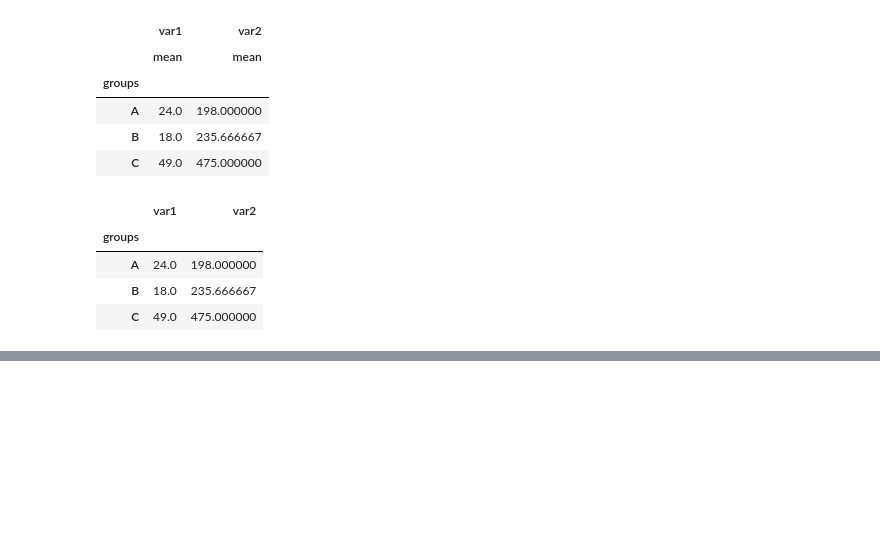
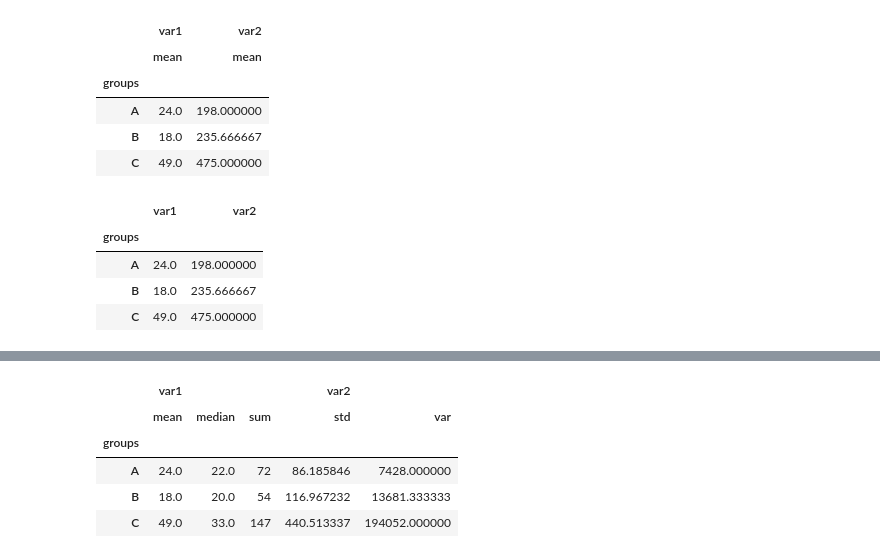
Before and after one commit to MevlutYildiz77/Numpy, a Jupyter notebook: numpy_in_class.ipynb, the cells around one changed output, grey strips where cells are left out. Saved outputs shown, nothing was run; the diff lists cells and outputs as text; code cells hidden in the pictures; blank space fills up the shorter version.

```diff
--- a/numpy_in_class.ipynb
+++ b/numpy_in_class.ipynb
@@ -1280,0 +1317,11 @@ df6.groupby("groups").agg(np.mean)
+# %%
+df6.groupby("groups").agg({"var1":("mean","median","sum"),
+                              "var2": ("std","var")
+                          })
+# %% [output]
+|  | var1 |  |  | var2 |  |
+|  | mean | median | sum | std | var |
+| groups |  |  |  |  |  |
+| A | 24.0 | 22.0 | 72 | 86.185846 | 7428.000000 |
+| B | 18.0 | 20.0 | 54 | 116.967232 | 13681.333333 |
+| C | 49.0 | 33.0 | 147 | 440.513337 | 194052.000000 |
```
Also changed, not shown: parts of 15 cells of this notebook.
